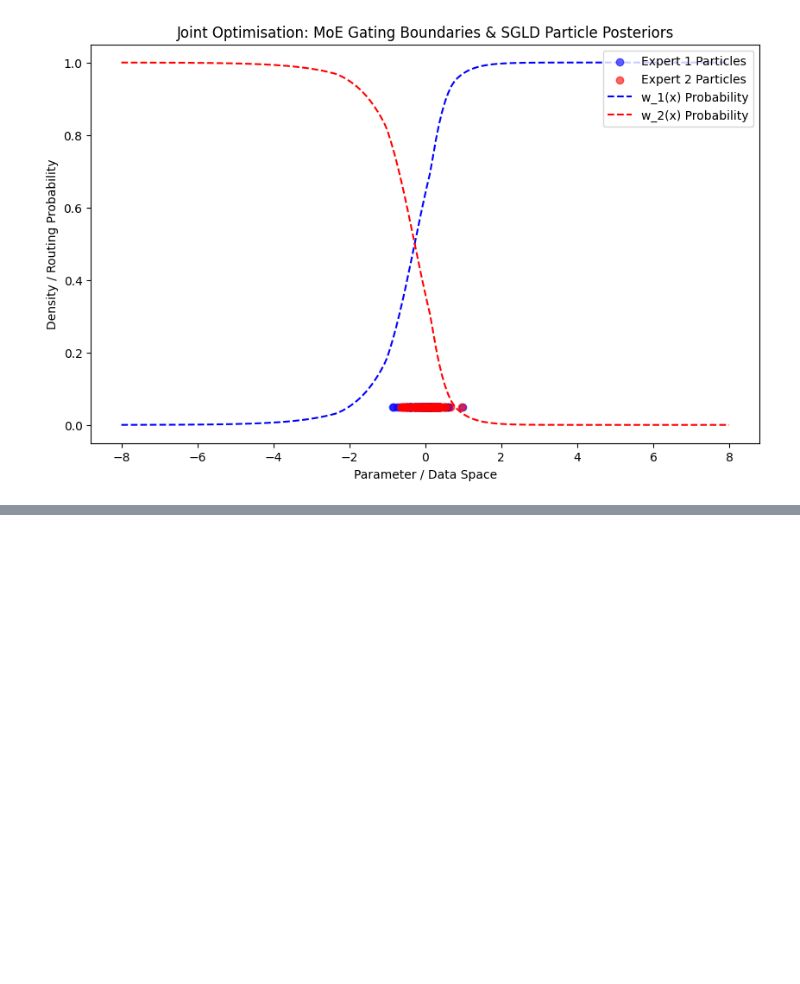
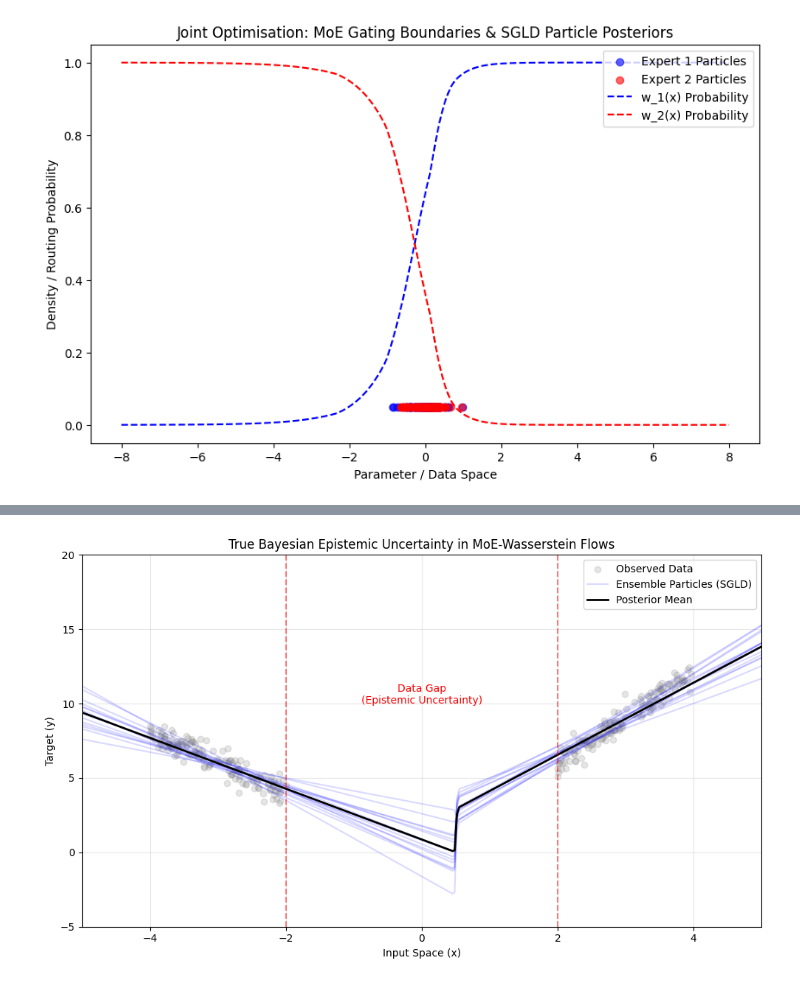
Before and after one commit to Samukat/Honours, a Jupyter notebook: 2-simple example/MoEPVI.ipynb, the cells around one changed output, grey strips where cells are left out. Saved outputs shown, nothing was run; the diff lists cells and outputs as text; code cells hidden in the pictures; blank space fills up the shorter version.

```diff
--- a/2-simple example/MoEPVI.ipynb
+++ b/2-simple example/MoEPVI.ipynb
@@ -713,0 +1102,93 @@ plt.show()
+# %%
+def run_true_bayesian_sgld():
+    torch.manual_seed(42)
+
+    # 1. Dataset Generation
+    n_cluster = 150
+    x_left = torch.rand(n_cluster, 1) * 2 - 4
+    x_right = torch.rand(n_cluster, 1) * 2 + 2
+    x = torch.cat([x_left, x_right])
+    x_aug = torch.cat([x, torch.ones_like(x)], dim=1)
+
+    y_true = torch.where(x < 0, -2 * x, 3 * x)
+    y_noisy = y_true + torch.randn_like(y_true) * 0.5
+
+    model = BayesianEquationStrictMoE(input_dim=2, output_dim=1, num_experts=2, num_particles=15)
+
+    # THE GOLDILOCKS PARAMETERS
+    # Fast enough to find the split, light enough decay to not kill the weights
+    opt_router = torch.optim.Adam([model.W], lr=0.05, weight_decay=1e-4)
+
+    lr_experts = 0.01
+    langevin_temp = 0.02 # Warm enough to fan out, cool enough to stick to the data
+
+    epochs = 600
+    tau_0 = 10.0
+    tau_min = 0.05
+    gamma = 0.99
+
+    print("Training Balanced SGLD Flow...")
+    for epoch in range(epochs):
+        tau = max(tau_min, tau_0 * (gamma ** epoch))
+
+        opt_router.zero_grad()
+        if model.theta.grad is not None:
+            model.theta.grad.zero_()
+
+        # Moderate prior and target perturbation
+        J, pi = model(x_aug, y_noisy, tau, prior_lambda=0.01, noise_scale=0.2)
+        J.backward()
+
+        opt_router.step()
+
+        with torch.no_grad():
+            model.theta.data -= lr_experts * model.theta.grad
+
+            # The calibrated thermal noise
+            noise_scale = torch.sqrt(torch.tensor(2.0 * lr_experts * langevin_temp))
+            langevin_noise = torch.randn_like(model.theta.data) * noise_scale
+            model.theta.data += langevin_noise
+
+    # Visualisation
+    model.eval()
+    x_test = torch.linspace(-5, 5, 300).unsqueeze(1)
+    x_test_aug = torch.cat([x_test, torch.ones_like(x_test)], dim=1)
+
+    with torch.no_grad():
+        _, pi_test = model(x_test_aug, torch.zeros_like(x_test), tau_min)
+
+        preds_e1 = torch.matmul(x_test_aug, model.theta[0].T)
+        preds_e2 = torch.matmul(x_test_aug, model.theta[1].T)
+
+        pi_1 = pi_test[:, 0:1]
+        pi_2 = pi_test[:, 1:2]
+
+        ensemble_preds = pi_1 * preds_e1 + pi_2 * preds_e2
+        y_mean = ensemble_preds.mean(dim=1)
+
+    plt.figure(figsize=(10, 6))
+    plt.scatter(x.numpy(), y_noisy.numpy(), alpha=0.2, color='gray', label='Observed Data')
+
+    for k in range(ensemble_preds.size(1)):
+        label = 'Ensemble Particles (SGLD)' if k == 0 else None
+        plt.plot(x_test.numpy(), ensemble_preds[:, k].numpy(), color='blue', alpha=0.15, label=label)
+
+    plt.plot(x_test.numpy(), y_mean.numpy(), 'k-', linewidth=2, label='Posterior Mean')
+
+    plt.axvline(x=-2, color='red', linestyle='--', alpha=0.5)
+    plt.axvline(x=2, color='red', linestyle='--', alpha=0.5)
+    plt.text(0, 10, 'Data Gap\n(Epistemic Uncertainty)', horizontalalignment='center', color='red')
+
+    plt.title('True Bayesian Epistemic Uncertainty in MoE-Wasserstein Flows')
+    plt.xlabel('Input Space (x)')
+    plt.ylabel('Target (y)')
+    plt.xlim(-5, 5)
+    plt.ylim(-5, 20)
+    plt.legend(loc='upper right')
+    plt.grid(True, alpha=0.3)
+    plt.tight_layout()
+    plt.show()
+
+if __name__ == "__main__":
+    run_true_bayesian_sgld()
+# %% [output]
@@ -713,0 +1196 @@ plt.show()
+[figure, added]
```
Also changed, not shown: parts of 8 cells of this notebook, 5 other files.
